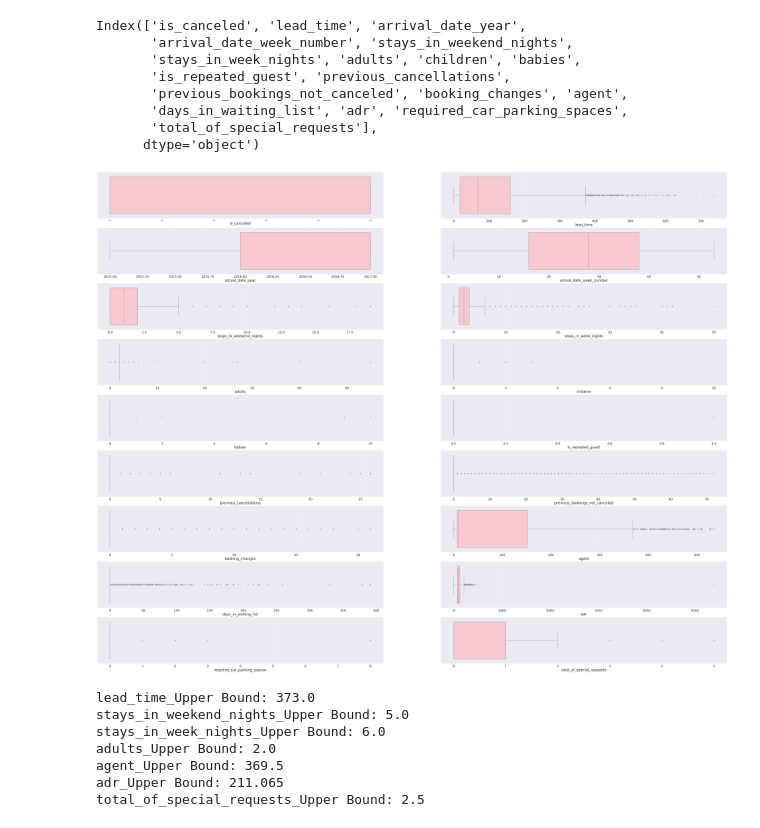
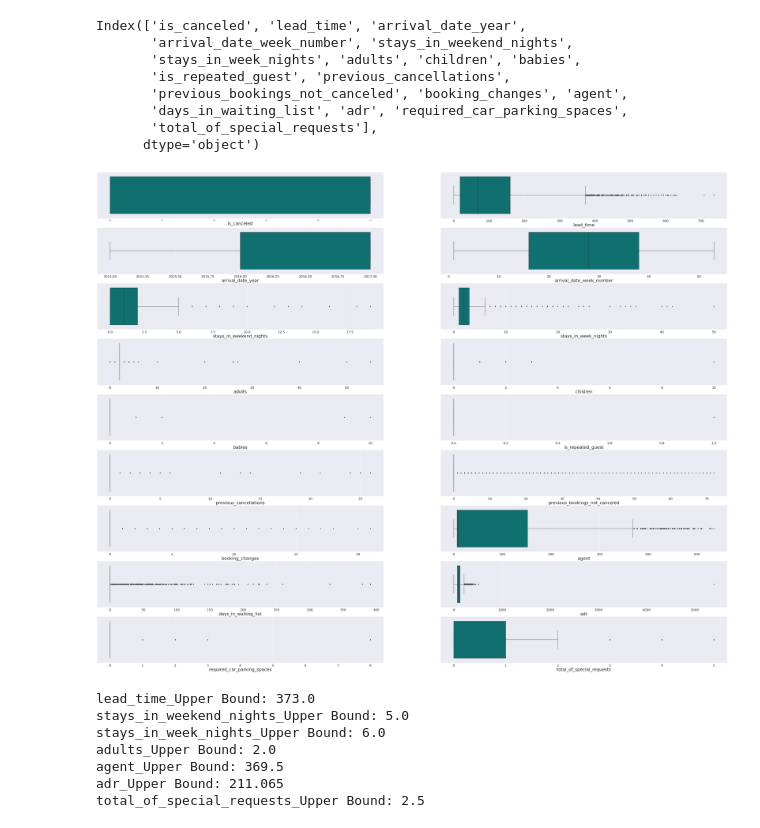
Before and after one commit to SethupathyM/EDA---Capstone-Project, a Jupyter notebook: Hotel_Booking_Capstone_Project.ipynb, the cells around one changed output. Saved outputs shown, nothing was run; the diff lists cells and outputs as text; code cells hidden in the pictures.

```diff
--- a/Hotel_Booking_Capstone_Project.ipynb
+++ b/Hotel_Booking_Capstone_Project.ipynb
@@ -263,15 +263,15 @@ Index(['is_canceled', 'lead_time', 'arrival_date_year',
 # %%
 # Box plot to detect the outliers
 lst_box = list(df.describe().columns)
 plt.figure(figsize = (70,70))
 sns.set_theme()
 for i in enumerate(lst_box):
     plt.subplot(10, 2,i[0]+1)
     sns.set(font_scale = 2)
-    sns.boxplot(df[i[1]],color='pink')
-    plt.xlabel(i[1],fontsize=25)
+    sns.boxplot(df[i[1]],color='teal')
+    plt.xlabel(i[1],fontsize=30)
 # %% [output]
-[figure, old version]
+[figure, new version]
 # %%
 # Outliers
 # Outliers treatment by replacing the outliers with median
```
Also changed, not shown: parts of 7 cells of this notebook.
